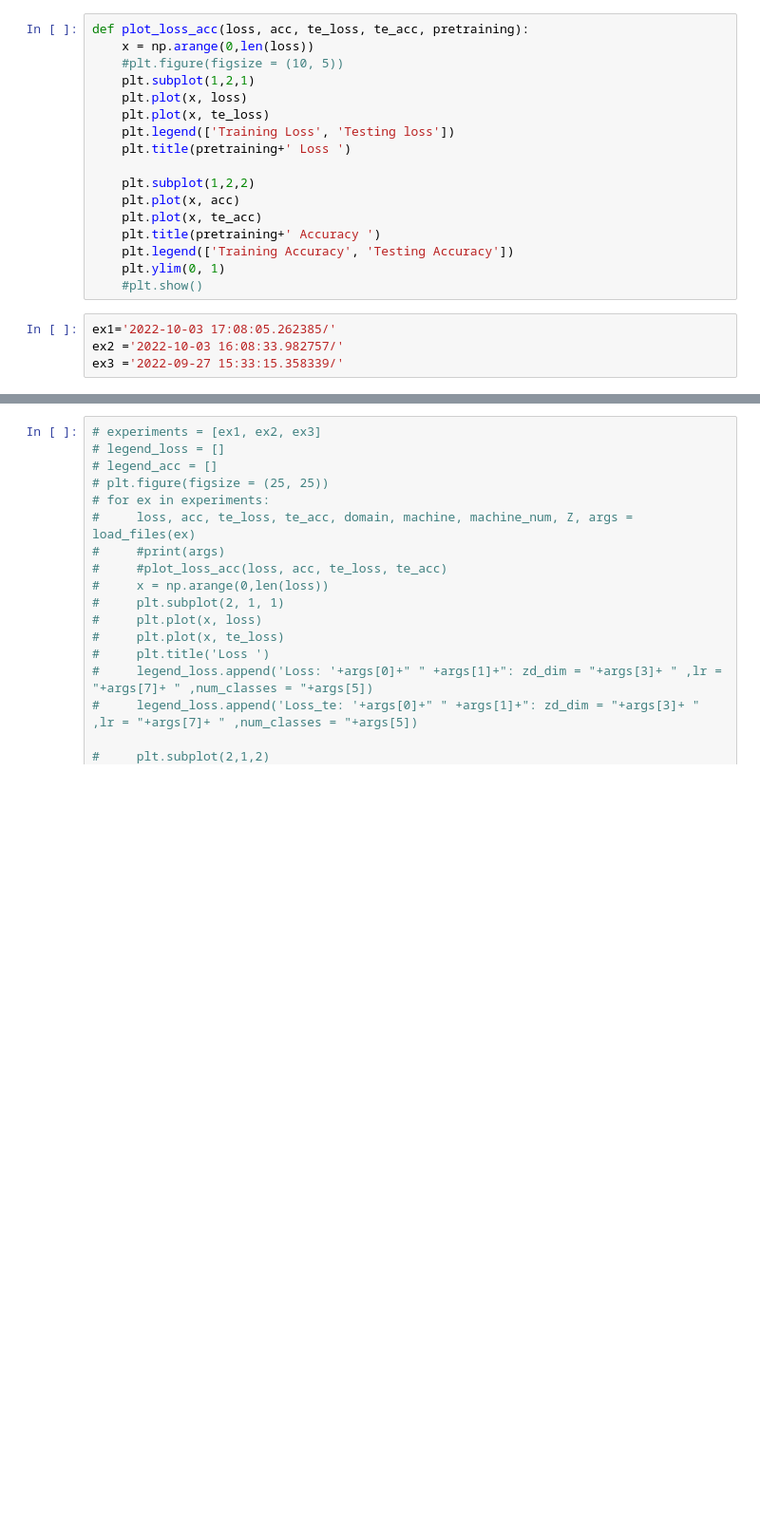
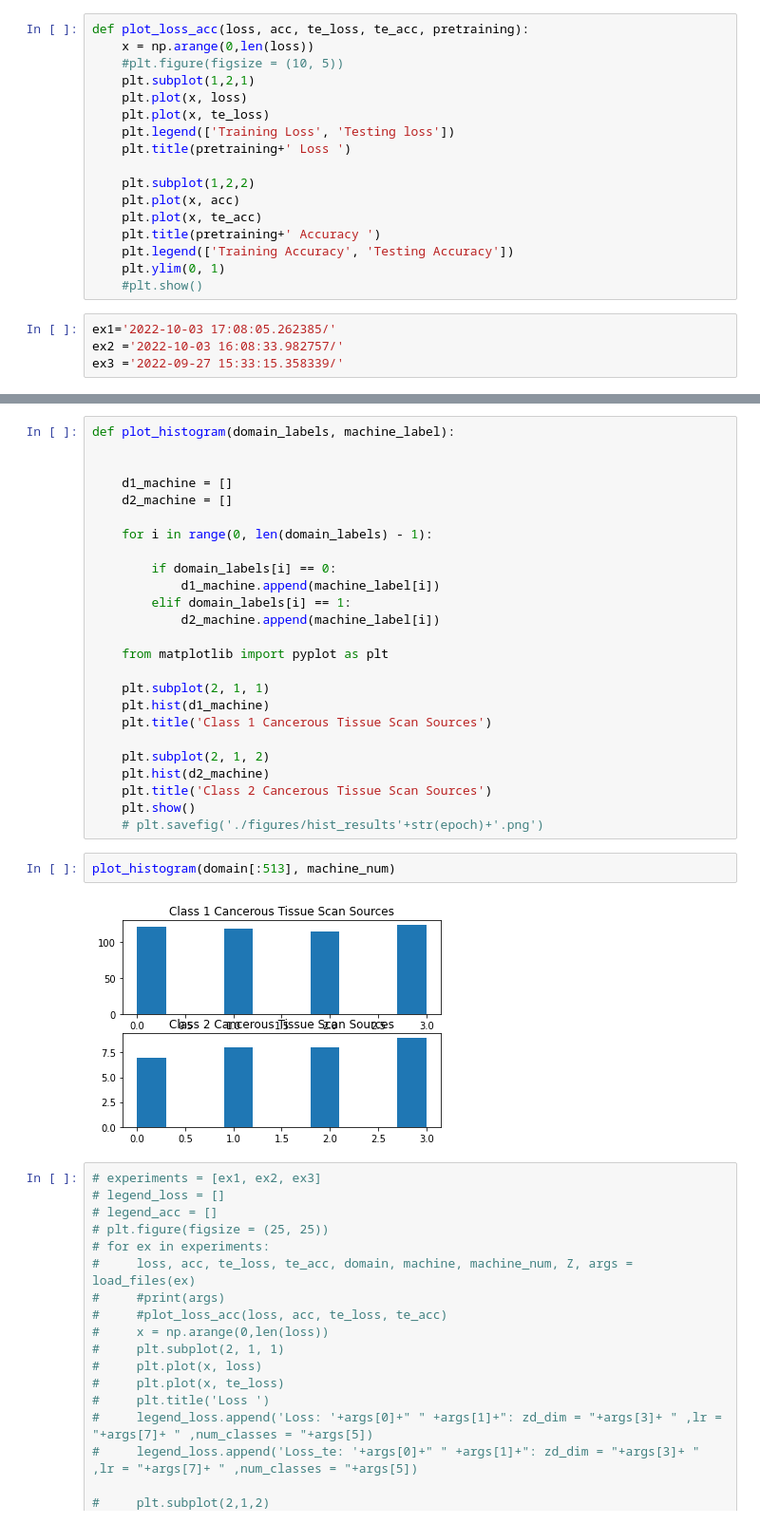
Before and after one commit to DIDSR/DomId, a Jupyter notebook: notebooks/HER2_results.ipynb, the cells around one changed output, grey strips where cells are left out. Shown: that part at 95% size. Drawn from its saved outputs; the diff is of its cells as text; blank space fills up the shorter version.

```diff
--- a/notebooks/HER2_results.ipynb
+++ b/notebooks/HER2_results.ipynb
@@ -75,3 +109,32 @@ plot_loss_acc(loss[33:], acc[33:], te_loss[33:], te_acc[33:], 'ELBO')
+# %%
+def plot_histogram(domain_labels, machine_label):
+
+
+    d1_machine = []
+    d2_machine = []
+
+    for i in range(0, len(domain_labels) - 1):
+
+        if domain_labels[i] == 0:
+            d1_machine.append(machine_label[i])
+        elif domain_labels[i] == 1:
+            d2_machine.append(machine_label[i])
+
+    from matplotlib import pyplot as plt
+
+    plt.subplot(2, 1, 1)
+    plt.hist(d1_machine)
+    plt.title('Class 1 Cancerous Tissue Scan Sources')
+
+    plt.subplot(2, 1, 2)
+    plt.hist(d2_machine)
+    plt.title('Class 2 Cancerous Tissue Scan Sources')
+    plt.show()
+    # plt.savefig('./figures/hist_results'+str(epoch)+'.png')
+# %%
+plot_histogram(domain[:513], machine_num)
+# %% [output]
+[figure, added]
 # %%
 # experiments = [ex1, ex2, ex3]
 # legend_loss = []
```
Also changed, not shown: parts of 17 cells of this notebook.
